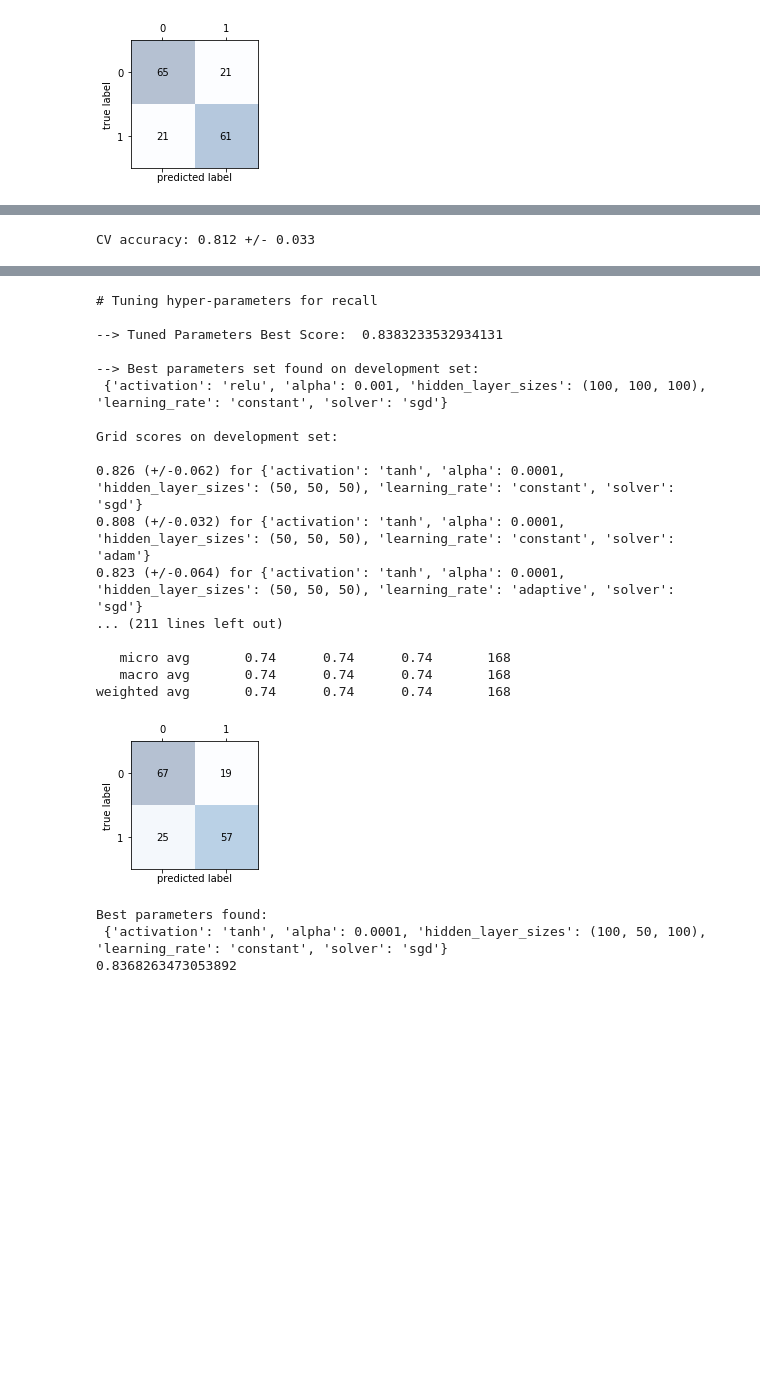
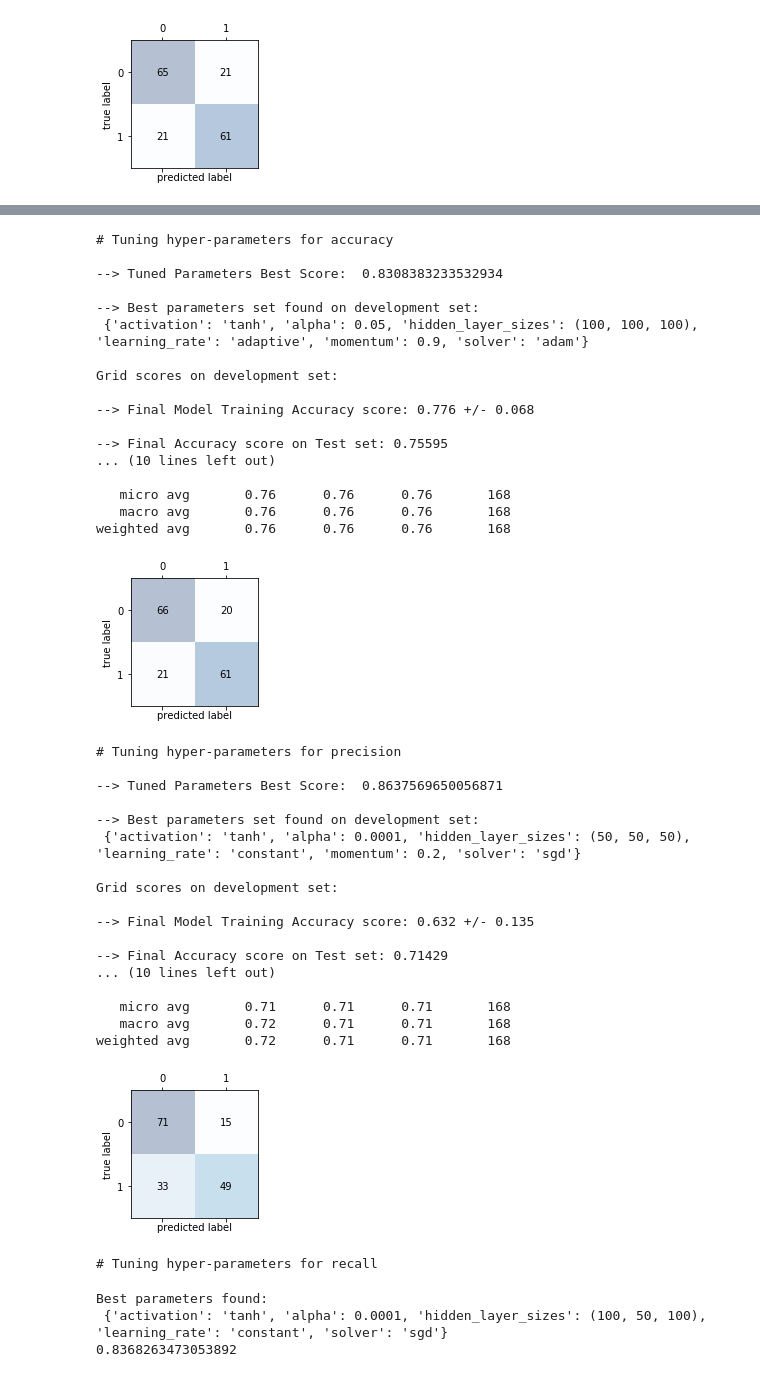
Before and after one commit to liivits/ML, a Jupyter notebook: Untitled.ipynb, the cells around one changed output, grey strips where cells are left out. Saved outputs shown, nothing was run; the diff lists cells and outputs as text; code cells hidden in the pictures; blank space fills up the shorter version.

```diff
--- a/Untitled.ipynb
+++ b/Untitled.ipynb
@@ -1114,14 +1128,0 @@ plt.show()
-# %%
-from sklearn.tree import DecisionTreeClassifier
-
-gs = GridSearchCV(estimator=DecisionTreeClassifier(random_state=0),
-                  param_grid=[{'max_depth': [1, 2, 3, 4, 5, 6, 7, None]}],
-                  scoring='accuracy',
-                  cv=2)
-
-scores = cross_val_score(gs, X_train, y_train,
-                         scoring='accuracy', cv=5)
-print('CV accuracy: %.3f +/- %.3f' % (np.mean(scores),
-                                      np.std(scores)))
-# %% [output]
-CV accuracy: 0.812 +/- 0.033
@@ -1152,7 +1144,7 @@ X_train, X_test, y_train, y_test = \
                      stratify=y,
                      random_state=1)
 # %%
-mlp = MLPClassifier(max_iter=100)
+mlp = MLPClassifier(max_iter=150)
 #Tuning hyperparameters, specifing a range of values for the GridSearch to select the optimal hyperparamater values
 parameter_space = {
     'hidden_layer_sizes': [(50,50,50), (50,100,50), (100,100,100), (100,50,100),(100,150,100)],
@@ -1160,19 +1152,23 @@ parameter_space = {
     'solver': ['sgd', 'adam'],
     'alpha': [0.0001, 0.001, 0.01,0.05, 1],
     'learning_rate': ['constant','adaptive'],
+    'momentum': [0.1,0.2,0.3,0.4,0.5,0.6,0.7,0.8,0.9]
+
 }
 
 
-scores = {'accuracy': make_scorer(accuracy_score(y_true, y_pred, normalize=False)),
-         'precision': make_scorer(precision_score),
-         'recall': make_scorer(recall_score)}
+scores = ['f1',
+         'roc_auc',
+         'accuracy',
+         'precision',
+         'recall']
 
 for score in scores:
     print("# Tuning hyper-parameters for %s" % score)
     print()
 
    #Using GridSearch to optimise for Accuracy
-    gs_mlp =GridSearchCV(mlp, parameter_space, n_jobs=-1, cv=3,scoring='accuracy')
+    gs_mlp =GridSearchCV(mlp, parameter_space, n_jobs=-1, refit='AUC',cv=5,scoring=score)
 
 #Fitting Gridsearch to the training data
     gs_mlp = gs_mlp.fit(X_train, y_train)
@@ -1184,12 +1180,12 @@ for score in scores:
     print()
     print("Grid scores on development set:")
     print()
-    means = gs_mlp.cv_results_['mean_test_score']
-    stds = gs_mlp.cv_results_['std_test_score']
-    for mean, std, params in zip(means, stds, gs_mlp.cv_results_['params']):
-        print("%0.3f (+/-%0.03f) for %r"
-              % (mean, std * 2, params))
-    print()
+    #means = gs_mlp.cv_results_['mean_test_score']
+    #stds = gs_mlp.cv_results_['std_test_score']
+    #for mean, std, params in zip(means, stds, gs_mlp.cv_results_['params']):
+        #print("%0.3f (+/-%0.03f) for %r"
+              #% (mean, std * 2, params))
+    #print()
 
     clf_mlp= gs_mlp.best_estimator_
 
@@ -1269,19 +1265,38 @@ weighted avg       0.74      0.74      0.74       168
 [figure]
-# Tuning hyper-parameters for recall
+# Tuning hyper-parameters for accuracy
 
---> Tuned Parameters Best Score:  0.8383233532934131
+--> Tuned Parameters Best Score:  0.8308383233532934
 
 --> Best parameters set found on development set:
- {'activation': 'relu', 'alpha': 0.001, 'hidden_layer_sizes': (100, 100, 100), 'learning_rate': 'constant', 'solver': 'sgd'}
+ {'activation': 'tanh', 'alpha': 0.05, 'hidden_layer_sizes': (100, 100, 100), 'learning_rate': 'adaptive', 'momentum': 0.9, 'solver': 'adam'}
 
 Grid scores on development set:
 
-0.826 (+/-0.062) for {'activation': 'tanh', 'alpha': 0.0001, 'hidden_layer_sizes': (50, 50, 50), 'learning_rate': 'constant', 'solver': 'sgd'}
-0.808 (+/-0.032) for {'activation': 'tanh', 'alpha': 0.0001, 'hidden_layer_sizes': (50, 50, 50), 'learning_rate': 'constant', 'solver': 'adam'}
-0.823 (+/-0.064) for {'activation': 'tanh', 'alpha': 0.0001, 'hidden_layer_sizes': (50, 50, 50), 'learning_rate': 'adaptive', 'solver': 'sgd'}
-... (211 lines left out)
+--> Final Model Training Accuracy score: 0.776 +/- 0.068
 
-   micro avg       0.74      0.74      0.74       168
-   macro avg       0.74      0.74      0.74       168
-weighted avg       0.74      0.74      0.74       168
+--> Final Accuracy score on Test set: 0.75595
+... (10 lines left out)
+
+   micro avg       0.76      0.76      0.76       168
+   macro avg       0.76      0.76      0.76       168
+weighted avg       0.76      0.76      0.76       168
 [figure]
+# Tuning hyper-parameters for precision
+
+--> Tuned Parameters Best Score:  0.8637569650056871
+
+--> Best parameters set found on development set:
+ {'activation': 'tanh', 'alpha': 0.0001, 'hidden_layer_sizes': (50, 50, 50), 'learning_rate': 'constant', 'momentum': 0.2, 'solver': 'sgd'}
+
+Grid scores on development set:
+
+--> Final Model Training Accuracy score: 0.632 +/- 0.135
+
+--> Final Accuracy score on Test set: 0.71429
+... (10 lines left out)
+
+   micro avg       0.71      0.71      0.71       168
+   macro avg       0.72      0.71      0.71       168
+weighted avg       0.72      0.71      0.71       168
+[figure, added]
+# Tuning hyper-parameters for recall
```
Also changed, not shown: parts of 14 cells of this notebook.
